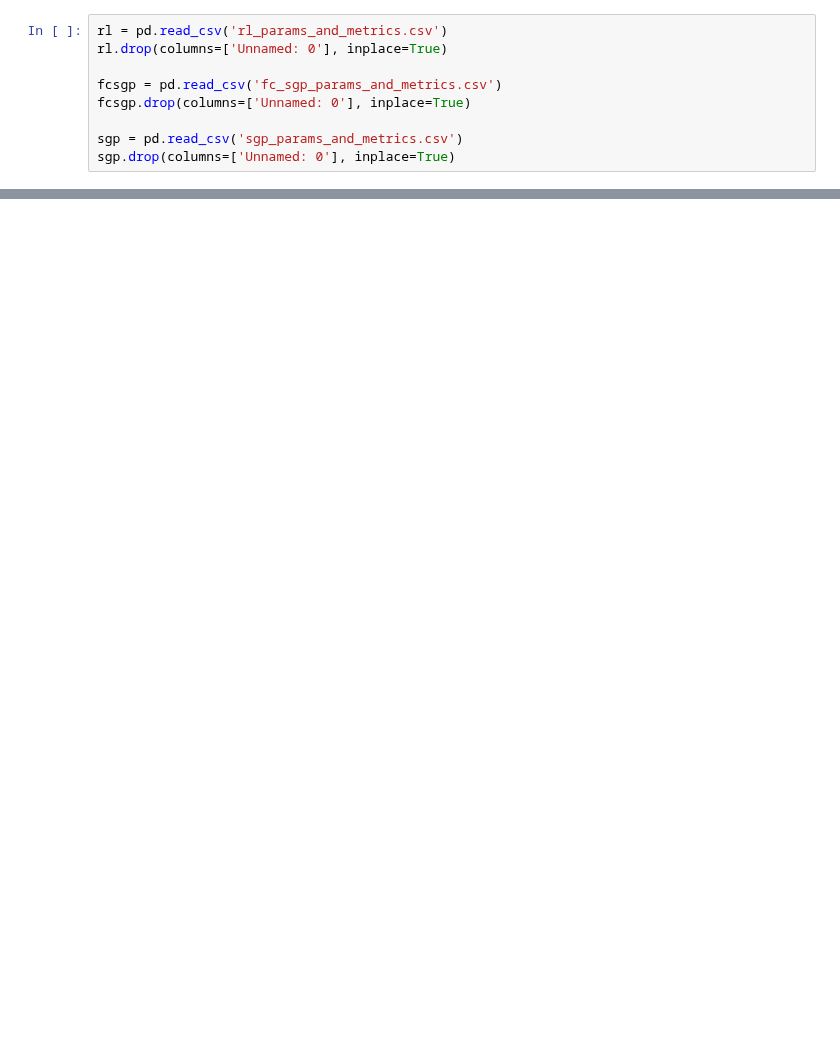
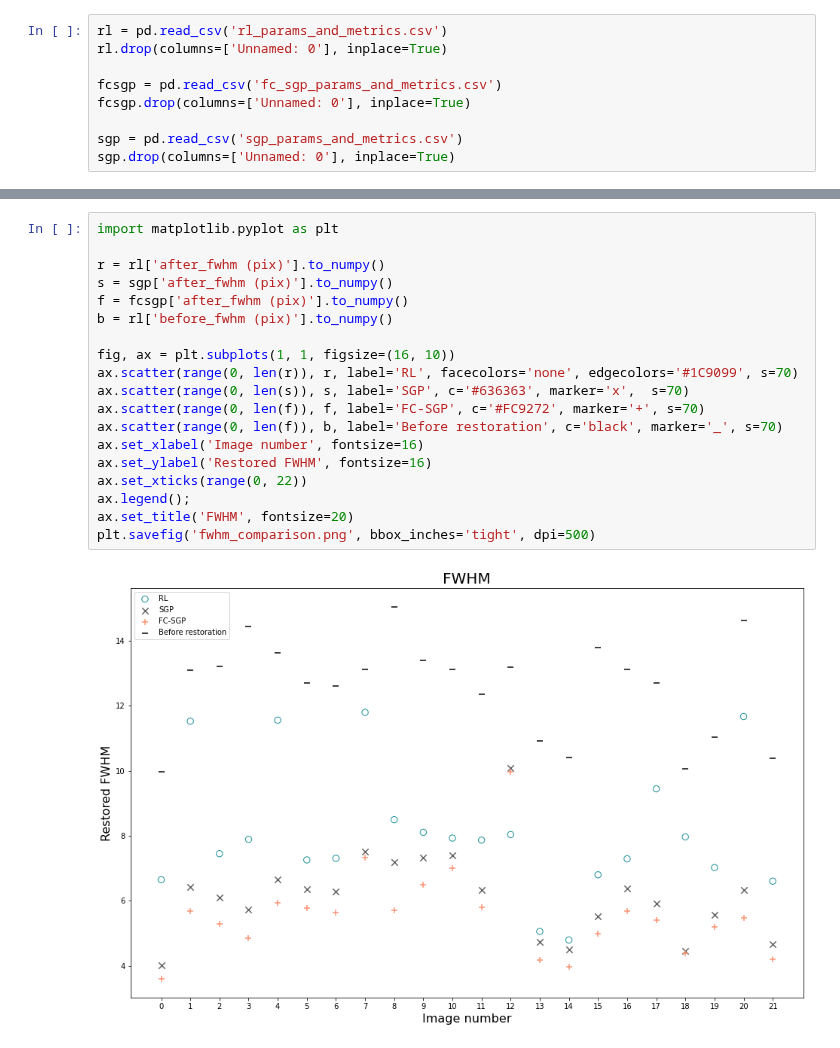
Before and after one commit to Yash-10/beta-sgp, a Jupyter notebook: results/rl_sgp_fc-sgp_compare.ipynb, the cells around one changed output, grey strips where cells are left out. Drawn from its saved outputs; the diff is of its cells as text; blank space fills up the shorter version.

```diff
--- a/results/rl_sgp_fc-sgp_compare.ipynb
+++ b/results/rl_sgp_fc-sgp_compare.ipynb
@@ -89,0 +135,21 @@ rl.columns, sgp.columns, fcsgp.columns
+# %%
+import matplotlib.pyplot as plt
+
+r = rl['after_fwhm (pix)'].to_numpy()
+s = sgp['after_fwhm (pix)'].to_numpy()
+f = fcsgp['after_fwhm (pix)'].to_numpy()
+b = rl['before_fwhm (pix)'].to_numpy()
+
+fig, ax = plt.subplots(1, 1, figsize=(16, 10))
+ax.scatter(range(0, len(r)), r, label='RL', facecolors='none', edgecolors='#1C9099', s=70)
+ax.scatter(range(0, len(s)), s, label='SGP', c='#636363', marker='x',  s=70)
+ax.scatter(range(0, len(f)), f, label='FC-SGP', c='#FC9272', marker='+', s=70)
+ax.scatter(range(0, len(f)), b, label='Before restoration', c='black', marker='_', s=70)
+ax.set_xlabel('Image number', fontsize=16)
+ax.set_ylabel('Restored FWHM', fontsize=16)
+ax.set_xticks(range(0, 22))
+ax.legend();
+ax.set_title('FWHM', fontsize=20)
+plt.savefig('fwhm_comparison.png', bbox_inches='tight', dpi=500)
+# %% [output]
+[figure, added]
```
Also changed, not shown: parts of 12 cells of this notebook, 1 other file.
